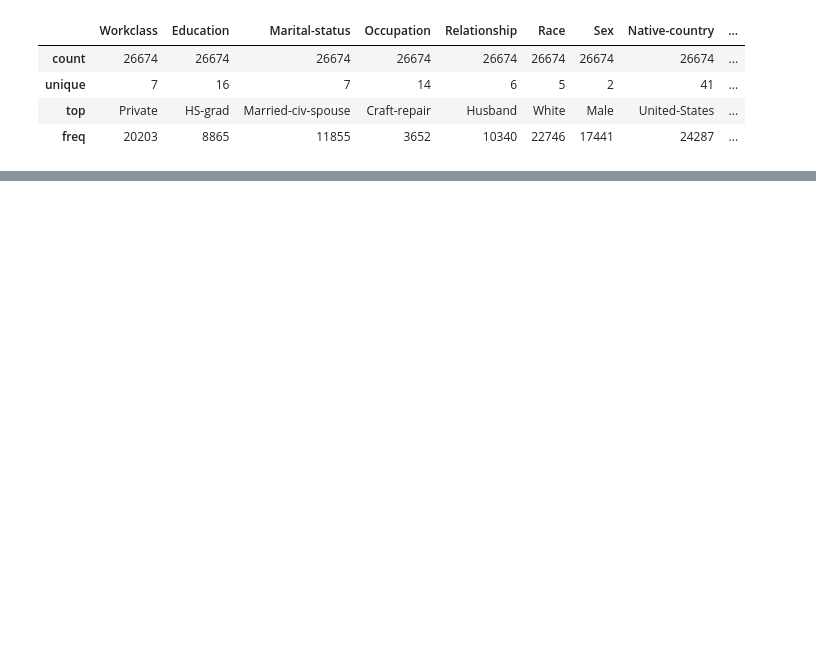
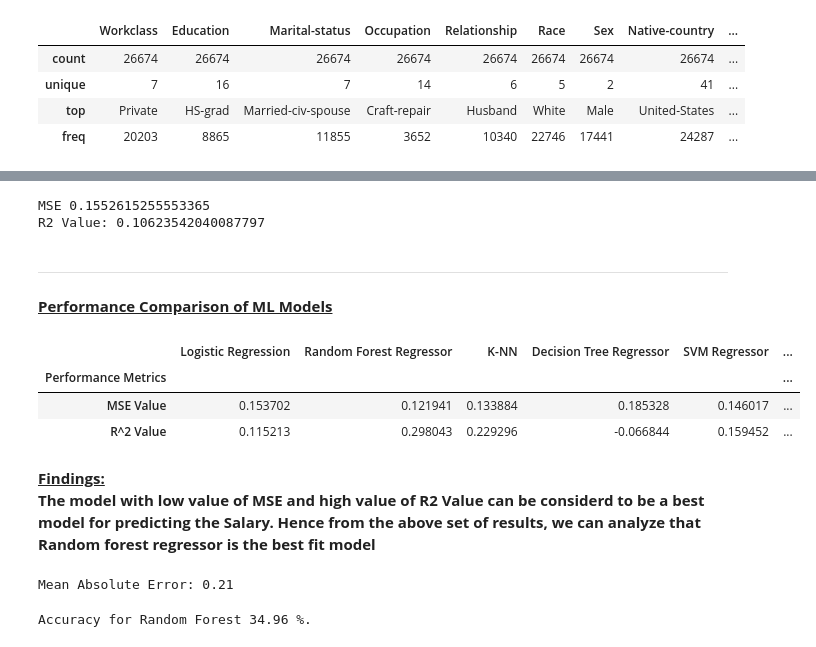
Before and after one commit to JamesAnthraper/HR-Salary-Dashboard, a Jupyter notebook: HR Salary Dashboard.ipynb, the cells around one changed output, grey strips where cells are left out. Drawn from its saved outputs; the diff is of its cells as text; code cells hidden in the pictures; blank space fills up the shorter version.

```diff
--- a/HR Salary Dashboard.ipynb
+++ b/HR Salary Dashboard.ipynb
@@ -561,0 +858,5 @@ cat
+# %%
+from sklearn.svm import SVC
+svm = SVC(kernel='linear')
+svm.fit(X_test,y_test)
+prediction5 = svm.predict(X_test)
@@ -561,0 +870,5 @@ cat
+# %%
+m5=mean_squared_error(y_test,prediction5)
+r5=metrics.r2_score(y_test,prediction5)
+performance5=pd.DataFrame([m5,r5])
+performance5.columns=['SVM Regressor']
@@ -561,0 +877,34 @@ cat
+# %%
+from sklearn import linear_model
+las=linear_model.Lasso(alpha=0.1)
+lasso_model=las.fit(X_train,y_train)
+prediction6=lasso_model.predict(X_test)
+# %%
+print("MSE",mean_squared_error(y_test,prediction6))
+from sklearn import metrics
+print('R2 Value:',metrics.r2_score(y_test,prediction6))
+# %% [output]
+MSE 0.1552615255553365
+R2 Value: 0.10623542040087797
+# %%
+m6=mean_squared_error(y_test,prediction6)
+r6=metrics.r2_score(y_test,prediction6)
+performance6=pd.DataFrame([m6,r6])
+performance6.columns=['Lasso Regresiion']
+# %% [markdown]
+***
+# %% [markdown]
+<u>**Performance Comparison of ML Models**</u>
+# %%
+performance_comparison=pd.concat([performance1,performance2,performance3,performance4,performance5,performance6],axis=1)
+performance_comparison['Performance Metrics']=['MSE Value','R^2 Value']
+performance_comparison=performance_comparison.set_index('Performance Metrics')
+performance_comparison
+# %% [output]
+|  | Logistic Regression | Random Forest Regressor | K-NN | Decision Tree Regressor | SVM Regressor | ... |
+| Performance Metrics |  |  |  |  |  | ... |
+| MSE Value | 0.153702 | 0.121941 | 0.133884 | 0.185328 | 0.146017 | ... |
+| R^2 Value | 0.115213 | 0.298043 | 0.229296 | -0.066844 | 0.159452 | ... |
+# %% [markdown]
+ **<u>Findings:</u> <br>**
+ **The model with low value of MSE and high value of R2 Value can be considerd to be a best model for predicting the Salary. Hence from the above set of results, we can analyze that Random forest regressor is the best fit model**
@@ -561,0 +915,7 @@ cat
+# %%
+# Calculate the absolute errors
+errors = abs(predictions - y_test)
+# Print out the mean absolute error (mae)
+print('Mean Absolute Error:', round(np.mean(errors), 2))
+# %% [output]
+Mean Absolute Error: 0.21
@@ -561,0 +924,9 @@ cat
+# %%
+import sklearn
+import math
+mse = sklearn.metrics.mean_squared_error(y_test, predictions)
+rmse = math.sqrt(mse)
+accuracy = 100*max(0,rmse)
+print('Accuracy for Random Forest',round(accuracy, 2), '%.')
+# %% [output]
+Accuracy for Random Forest 34.96 %.
```
Also changed, not shown: parts of 73 cells of this notebook.
